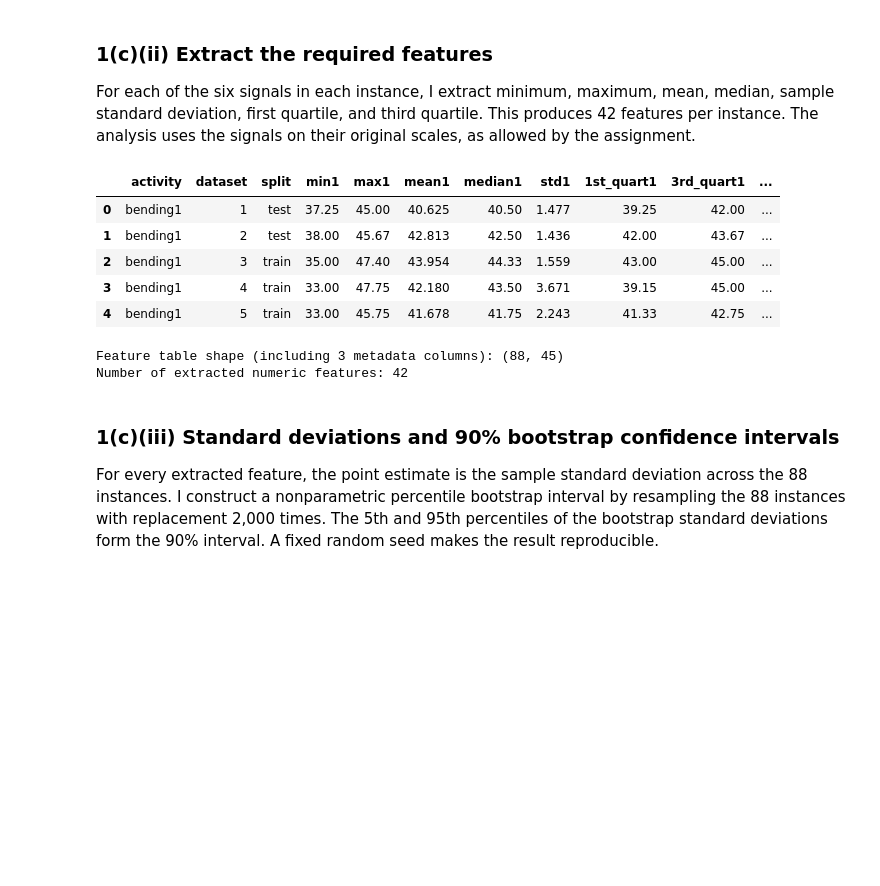
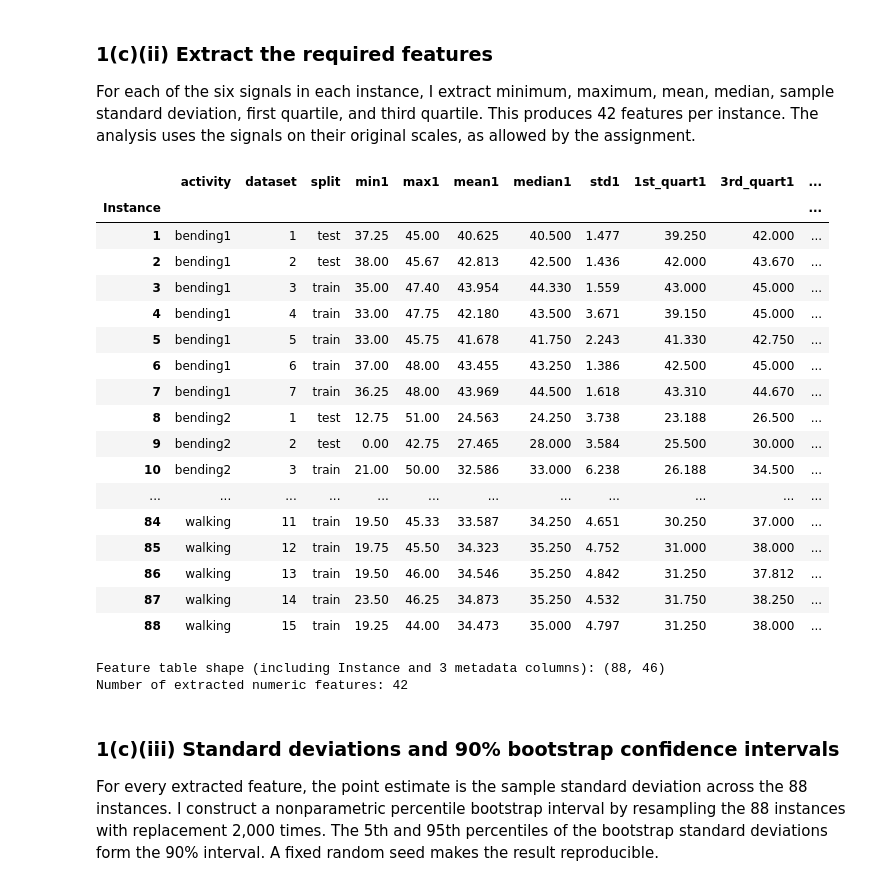
Before and after one commit to zexinxiong/DSCI552-HW3, a Jupyter notebook: notebook/Xiong_Zexin_HW3.ipynb, the cells around one changed output. Drawn from its saved outputs; the diff is of its cells as text; code cells hidden in the pictures; blank space fills up the shorter version.

Commit message:
Show complete HW3 feature table

```diff
--- a/notebook/Xiong_Zexin_HW3.ipynb
+++ b/notebook/Xiong_Zexin_HW3.ipynb
@@ -14,6 +18,7 @@ import pandas as pd
 from IPython.display import display
 
 pd.set_option("display.max_columns", 50)
+pd.set_option("display.max_rows", 100)
 pd.set_option("display.width", 160)
 plt.style.use("seaborn-v0_8-whitegrid")
 
@@ -218,42 +223,56 @@ def extract_features(frame: pd.DataFrame) -> dict[str, float]:
         result[f"1st_quart{signal_index}"] = values.quantile(0.25)
         result[f"3rd_quart{signal_index}"] = values.quantile(0.75)
     return result
 
 
 feature_rows = []
 for row in inventory.itertuples(index=False):
     features = extract_features(recordings[(row.activity, row.dataset)])
     feature_rows.append(
         {
             "activity": row.activity,
             "dataset": row.dataset,
             "split": row.split,
             **features,
         }
     )
 
 feature_table = pd.DataFrame(feature_rows)
+feature_table.insert(0, "Instance", range(1, len(feature_table) + 1))
 feature_columns = [
     f"{statistic}{signal_index}"
     for signal_index in range(1, 7)
     for statistic in STATISTICS
 ]
 
-display(feature_table.head().round(3))
-print(f"Feature table shape (including 3 metadata columns): {feature_table.shape}")
+display(feature_table.set_index("Instance").round(3))
+print(f"Feature table shape (including Instance and 3 metadata columns): {feature_table.shape}")
 print(f"Number of extracted numeric features: {len(feature_columns)}")
 
-assert feature_table.shape == (88, 45)
+assert feature_table.shape == (88, 46)
+assert feature_table["Instance"].tolist() == list(range(1, 89))
 assert len(feature_columns) == 42
 assert feature_table[feature_columns].notna().all().all()
 # %% [output]
 |  | activity | dataset | split | min1 | max1 | mean1 | median1 | std1 | 1st_quart1 | 3rd_quart1 | ... |
-| 0 | bending1 | 1 | test | 37.25 | 45.00 | 40.625 | 40.50 | 1.477 | 39.25 | 42.00 | ... |
-| 1 | bending1 | 2 | test | 38.00 | 45.67 | 42.813 | 42.50 | 1.436 | 42.00 | 43.67 | ... |
-| 2 | bending1 | 3 | train | 35.00 | 47.40 | 43.954 | 44.33 | 1.559 | 43.00 | 45.00 | ... |
-| 3 | bending1 | 4 | train | 33.00 | 47.75 | 42.180 | 43.50 | 3.671 | 39.15 | 45.00 | ... |
-| 4 | bending1 | 5 | train | 33.00 | 45.75 | 41.678 | 41.75 | 2.243 | 41.33 | 42.75 | ... |
+| Instance |  |  |  |  |  |  |  |  |  |  | ... |
+| 1 | bending1 | 1 | test | 37.25 | 45.00 | 40.625 | 40.500 | 1.477 | 39.250 | 42.000 | ... |
+| 2 | bending1 | 2 | test | 38.00 | 45.67 | 42.813 | 42.500 | 1.436 | 42.000 | 43.670 | ... |
+| 3 | bending1 | 3 | train | 35.00 | 47.40 | 43.954 | 44.330 | 1.559 | 43.000 | 45.000 | ... |
+| 4 | bending1 | 4 | train | 33.00 | 47.75 | 42.180 | 43.500 | 3.671 | 39.150 | 45.000 | ... |
+| 5 | bending1 | 5 | train | 33.00 | 45.75 | 41.678 | 41.750 | 2.243 | 41.330 | 42.750 | ... |
+| 6 | bending1 | 6 | train | 37.00 | 48.00 | 43.455 | 43.250 | 1.386 | 42.500 | 45.000 | ... |
+| 7 | bending1 | 7 | train | 36.25 | 48.00 | 43.969 | 44.500 | 1.618 | 43.310 | 44.670 | ... |
+| 8 | bending2 | 1 | test | 12.75 | 51.00 | 24.563 | 24.250 | 3.738 | 23.188 | 26.500 | ... |
+| 9 | bending2 | 2 | test | 0.00 | 42.75 | 27.465 | 28.000 | 3.584 | 25.500 | 30.000 | ... |
+| 10 | bending2 | 3 | train | 21.00 | 50.00 | 32.586 | 33.000 | 6.238 | 26.188 | 34.500 | ... |
+| ... | ... | ... | ... | ... | ... | ... | ... | ... | ... | ... | ... |
+| 84 | walking | 11 | train | 19.50 | 45.33 | 33.587 | 34.250 | 4.651 | 30.250 | 37.000 | ... |
+| 85 | walking | 12 | train | 19.75 | 45.50 | 34.323 | 35.250 | 4.752 | 31.000 | 38.000 | ... |
+| 86 | walking | 13 | train | 19.50 | 46.00 | 34.546 | 35.250 | 4.842 | 31.250 | 37.812 | ... |
+| 87 | walking | 14 | train | 23.50 | 46.25 | 34.873 | 35.250 | 4.532 | 31.750 | 38.250 | ... |
+| 88 | walking | 15 | train | 19.25 | 44.00 | 34.473 | 35.000 | 4.797 | 31.250 | 38.000 | ... |
-Feature table shape (including 3 metadata columns): (88, 45)
+Feature table shape (including Instance and 3 metadata columns): (88, 46)
 Number of extracted numeric features: 42
 # %% [markdown]
 ### 1(c)(iii) Standard deviations and 90% bootstrap confidence intervals
```
Also changed, not shown: parts of 1 cell of this notebook, 1 other file.
